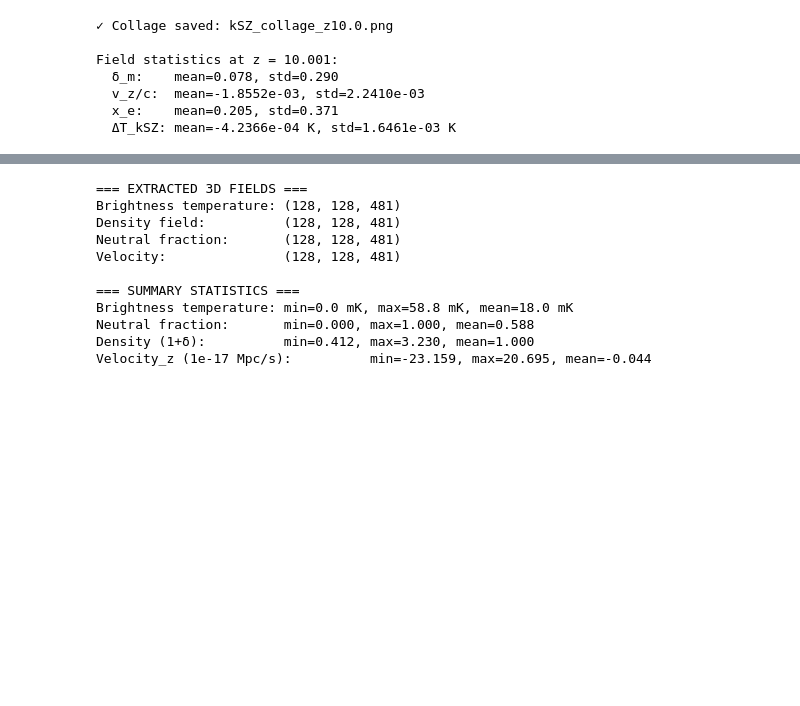
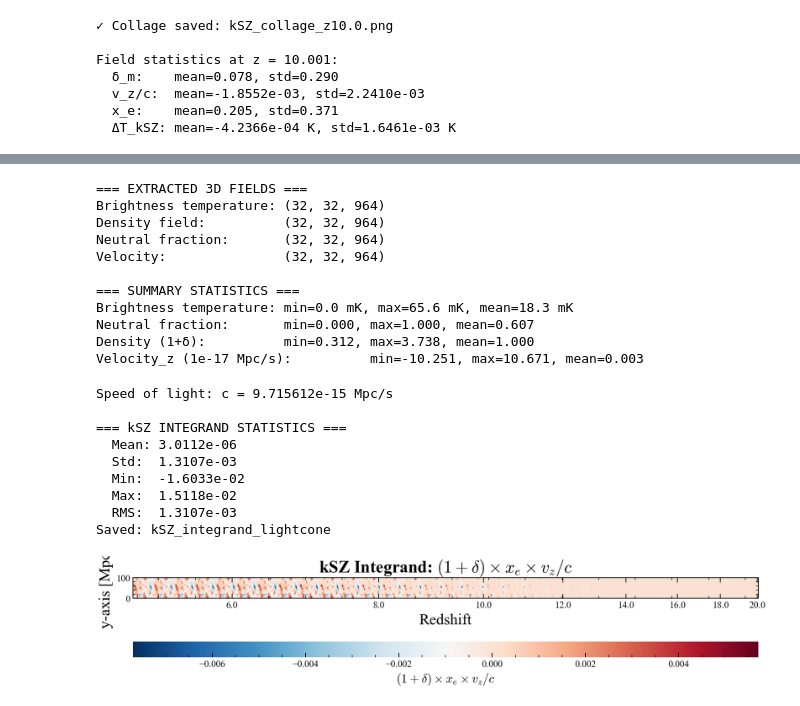
Before and after one commit to swanith01/Swanith_DP2_GitBranch, a Jupyter notebook: Plots/Lightconer_v3_v4/Tomas_v3_Attempt.ipynb, the cells around one changed output, grey strips where cells are left out. Cells and saved outputs as stored; diff of their text form; code cells hidden in the pictures; blank space fills up the shorter version.

```diff
--- a/Plots/Lightconer_v3_v4/Tomas_v3_Attempt.ipynb
+++ b/Plots/Lightconer_v3_v4/Tomas_v3_Attempt.ipynb
@@ -482,7 +482,7 @@ Field statistics at z = 10.001:
 # =============================================================================
 import numpy as np
 import matplotlib as mpl
-matplotlib.use('Agg')  # Use non-interactive backend
+#matplotlib.use('Agg')  # Use non-interactive backend
 import matplotlib.pyplot as plt
 import py21cmfast as p21c
 from py21cmfast import plotting
@@ -495,7 +495,7 @@ print(f"py21cmfast version: {p21c.__version__}")
 # =============================================================================
 # CELL 1a0: Create Output Directory for Plots
 # =============================================================================
-plot_dir = "1DEC_lightcone_plots_v3"
+plot_dir = "1DEC_lightcone_plots_v3/test_small_box"
 
 # Create directory if it doesn't exist
 if not os.path.exists(plot_dir):
@@ -568,8 +568,8 @@ print("✓ Plot settings applied")
 
 # Basic simulation parameters
 user_params = p21c.UserParams(
-    HII_DIM=128,                      # Resolution of ionization/spin-temp grids
-    BOX_LEN=800.0,                    # Box size in comoving Mpc
+    HII_DIM=32,                      # Resolution of ionization/spin-temp grids
+    BOX_LEN=100.0,                    # Box size in comoving Mpc
     USE_INTERPOLATION_TABLES=True,    # Speed up calculations
     N_THREADS=8                       # Number of CPU threads
 )
@@ -878,16 +899,16 @@ print(f"Velocity_z (1e-17 Mpc/s):          min={velocity_los.min():.3f}, "
 # =============================================================================
 # %% [output]
 === EXTRACTED 3D FIELDS ===
-Brightness temperature: (128, 128, 481)
-Density field:          (128, 128, 481)
-Neutral fraction:       (128, 128, 481)
-Velocity:               (128, 128, 481)
+Brightness temperature: (32, 32, 964)
+Density field:          (32, 32, 964)
+Neutral fraction:       (32, 32, 964)
+Velocity:               (32, 32, 964)
 
 === SUMMARY STATISTICS ===
-Brightness temperature: min=0.0 mK, max=58.8 mK, mean=18.0 mK
-Neutral fraction:       min=0.000, max=1.000, mean=0.588
-Density (1+δ):          min=0.412, max=3.230, mean=1.000
-Velocity_z (1e-17 Mpc/s):          min=-23.159, max=20.695, mean=-0.044
+Brightness temperature: min=0.0 mK, max=65.6 mK, mean=18.3 mK
+Neutral fraction:       min=0.000, max=1.000, mean=0.607
+Density (1+δ):          min=0.312, max=3.738, mean=1.000
+Velocity_z (1e-17 Mpc/s):          min=-10.251, max=10.671, mean=0.003
 # %%
 # =============================================================================
 # CELL 4: Compute kSZ Integrand
@@ -898,7 +919,7 @@ Velocity_z (1e-17 Mpc/s):          min=-23.159, max=20.695, mean=-0.044
 # Extract fields (already trimmed to ind_z)
 density_1plus = 1 + lightcone.density[:, :, ind_z]  # 1 + δ
 x_e = 1 - lightcone.xH_box[:, :, ind_z]             # Ionized fraction
-v_los_Mpc_s = lightcone.velocity_z[:, :, ind_z]    # Velocity in Mpc/s
+v_los_Mpc_s = lightcone.velocity[:, :, ind_z]    # Velocity in Mpc/s
 
 # Speed of light in Mpc/s
 # c = 299792.458 km/s = 299792.458 km/s × (1 Mpc / 3.08567758e19 km)
@@ -917,30 +938,41 @@ print(f"  RMS:  {np.sqrt(np.mean(kSZ_integrand**2)):.4e}")
 
 # Add to lightcone object for easy access
 lightcone.kSZ_integrand = kSZ_integrand
 
 # =============================================================================
 # CELL 4a: PLOT - kSZ Integrand
 # =============================================================================
 
 fig, ax = plt.subplots(1, 1, figsize=(12, 6), constrained_layout=True)
 plotting.lightcone_sliceplot(lightcone, 'kSZ_integrand', ax=ax, fig=fig)
 
 # Change colormap to RdBu_r (red for positive, blue for negative)
 im = ax.images[0]
 im.set_cmap('RdBu_r')
 
 # Add colorbar label
 cbar = fig.get_axes()[-1]
 cbar.set_xlabel(r'$(1+\delta) \times x_e \times v_z / c$', fontsize=16)
 
 # Save PDF without title
 plot_name = "kSZ_integrand_lightcone"
 fig.savefig(f"{plot_dir}/{plot_name}.pdf", bbox_inches='tight')
 
 # Add title for PNG
 ax.set_title(r'kSZ Integrand: $(1+\delta) \times x_e \times v_z / c$',
              fontsize=22, fontweight='bold')
 fig.savefig(f"{plot_dir}/{plot_name}.png", dpi=300, bbox_inches='tight')
 
 print(f"Saved: {plot_name}")
 plt.show()
+# %% [output]
+Speed of light: c = 9.715612e-15 Mpc/s
+
+=== kSZ INTEGRAND STATISTICS ===
+  Mean: 3.0112e-06
+  Std:  1.3107e-03
+  Min:  -1.6033e-02
+  Max:  1.5118e-02
+  RMS:  1.3107e-03
+Saved: kSZ_integrand_lightcone
+[figure, added]
```
Also changed, not shown: parts of 3 cells of this notebook.
